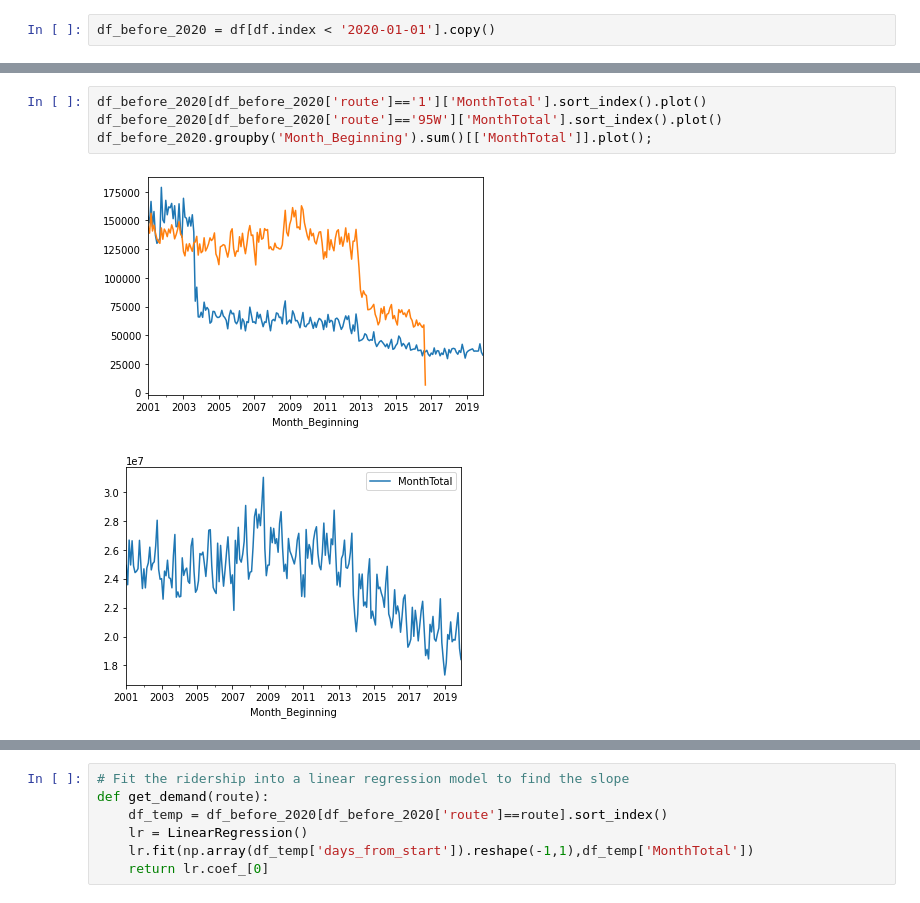
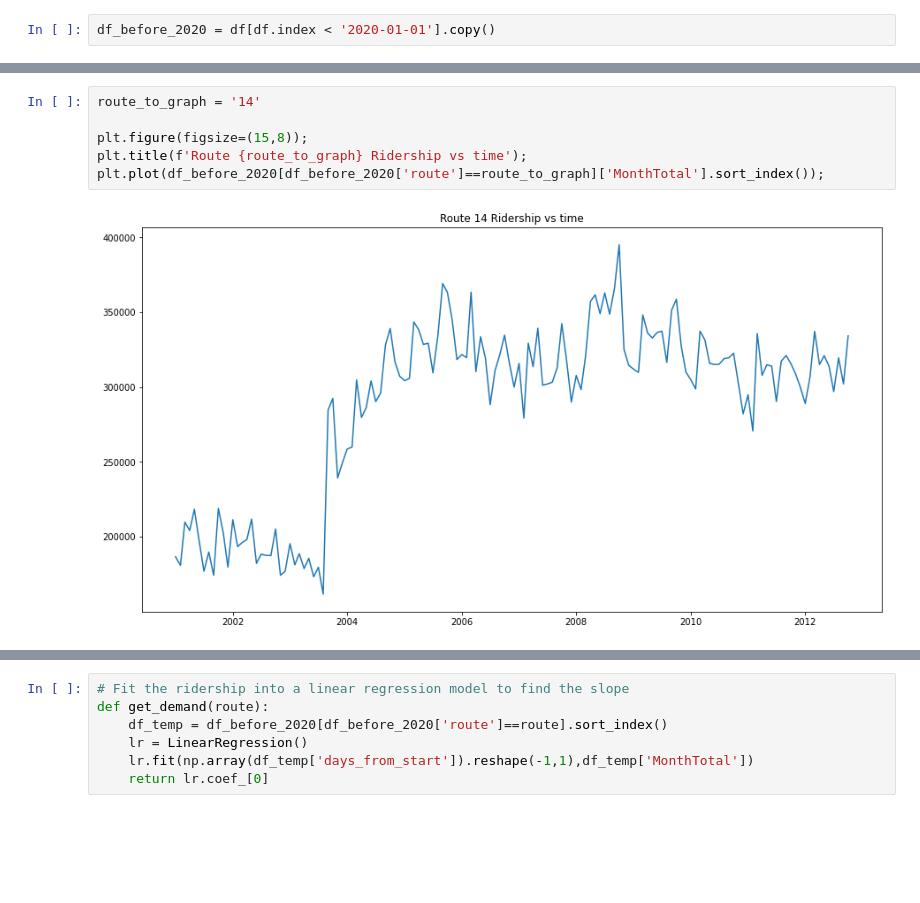
Before and after one commit to LamSingkit/Chicago_public_transport_project, a Jupyter notebook: Shengjie_Folder/Ridership.ipynb, the cells around one changed output, grey strips where cells are left out. Saved outputs shown, nothing was run; the diff lists cells and outputs as text; blank space fills up the shorter version.

```diff
--- a/Shengjie_Folder/Ridership.ipynb
+++ b/Shengjie_Folder/Ridership.ipynb
@@ -38,7 +40,8 @@ df_before_2020 = df[df.index < '2020-01-01'].copy()
-# %%
-df_before_2020[df_before_2020['route']=='1']['MonthTotal'].sort_index().plot()
-df_before_2020[df_before_2020['route']=='95W']['MonthTotal'].sort_index().plot()
-df_before_2020.groupby('Month_Beginning').sum()[['MonthTotal']].plot();
-# %% [output]
-[figure, removed]
-[figure, removed]
+# %%
+route_to_graph = '14'
+
+plt.figure(figsize=(15,8));
+plt.title(f'Route {route_to_graph} Ridership vs time');
+plt.plot(df_before_2020[df_before_2020['route']==route_to_graph]['MonthTotal'].sort_index());
+# %% [output]
+[figure, added]
```
Also changed, not shown: parts of 13 cells of this notebook.
